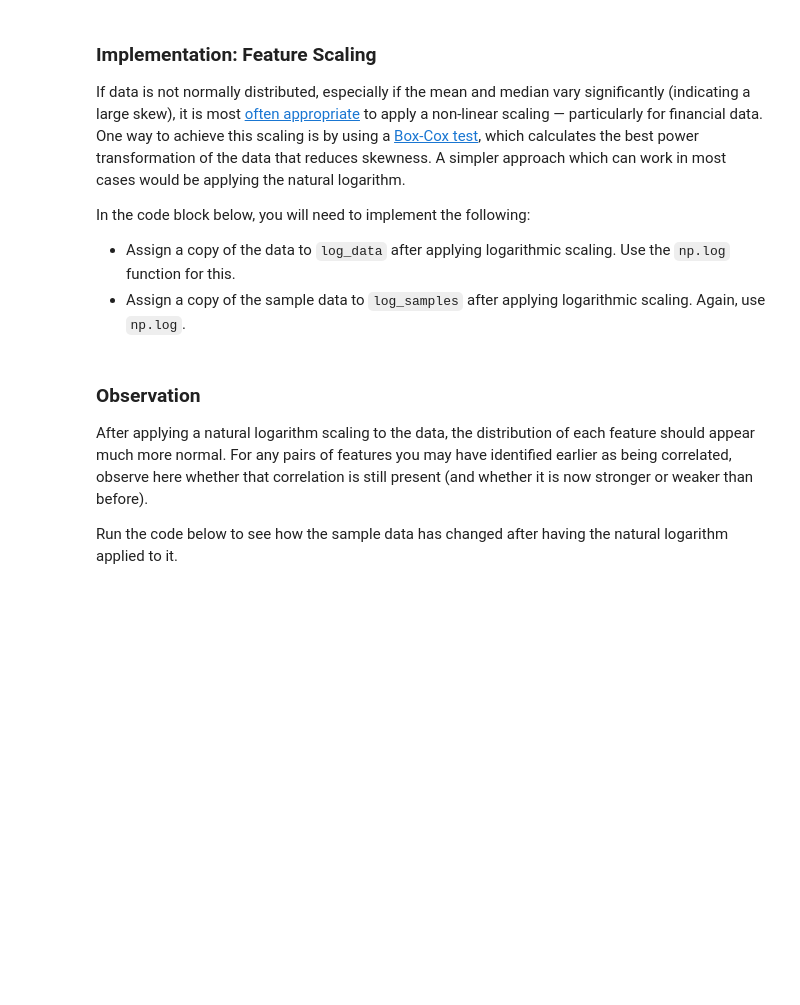
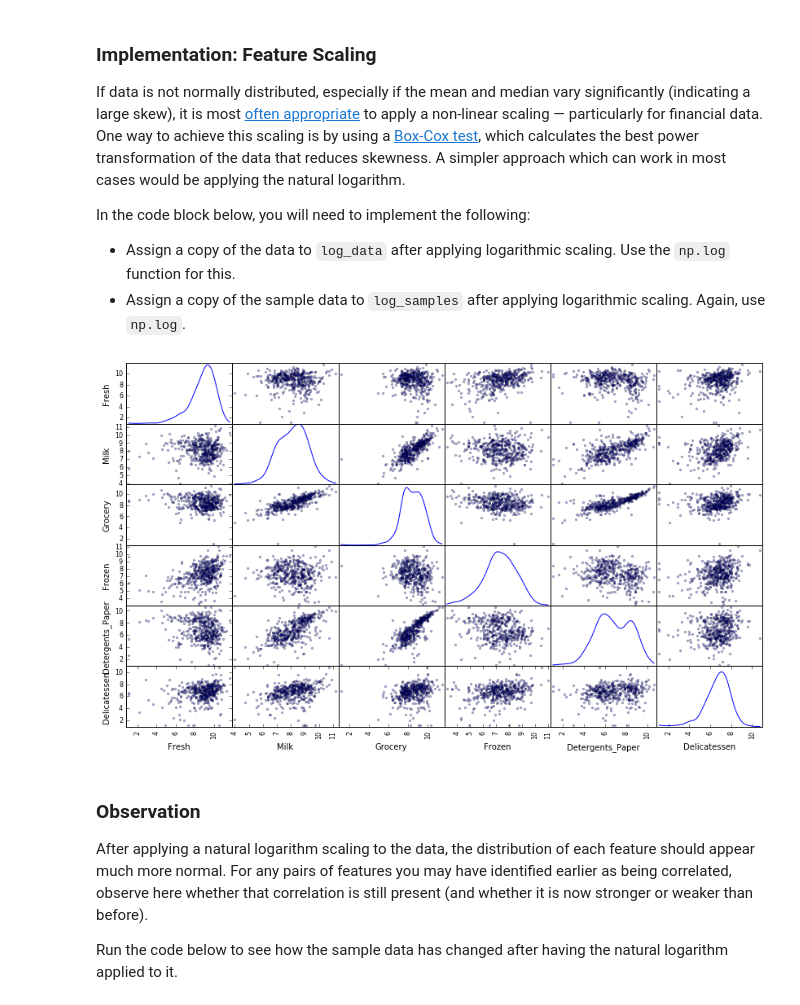
Before and after one commit to MuhammadVT/machine_learning_projects, a Jupyter notebook: projects/customer_segments/customer_segments.ipynb, the cells around one changed output. Saved outputs shown, nothing was run; the diff lists cells and outputs as text; code cells hidden in the pictures; blank space fills up the shorter version.

```diff
--- a/projects/customer_segments/customer_segments.ipynb
+++ b/projects/customer_segments/customer_segments.ipynb
@@ -140,13 +143,15 @@ In the code block below, you will need to implement the following:
  - Assign a copy of the sample data to `log_samples` after applying logarithmic scaling. Again, use `np.log`.
 # %%
 # TODO: Scale the data using the natural logarithm
-log_data = None
+log_data = data.apply(np.log)
 
 # TODO: Scale the sample data using the natural logarithm
-log_samples = None
+log_samples = samples.apply(np.log)
 
 # Produce a scatter matrix for each pair of newly-transformed features
 pd.scatter_matrix(log_data, alpha = 0.3, figsize = (14,8), diagonal = 'kde');
+# %% [output]
+[figure, added]
 # %% [markdown]
 ### Observation
 After applying a natural logarithm scaling to the data, the distribution of each feature should appear much more normal. For any pairs of features you may have identified earlier as being correlated, observe here whether that correlation is still present (and whether it is now stronger or weaker than before).
```
Also changed, not shown: parts of 15 cells of this notebook.
